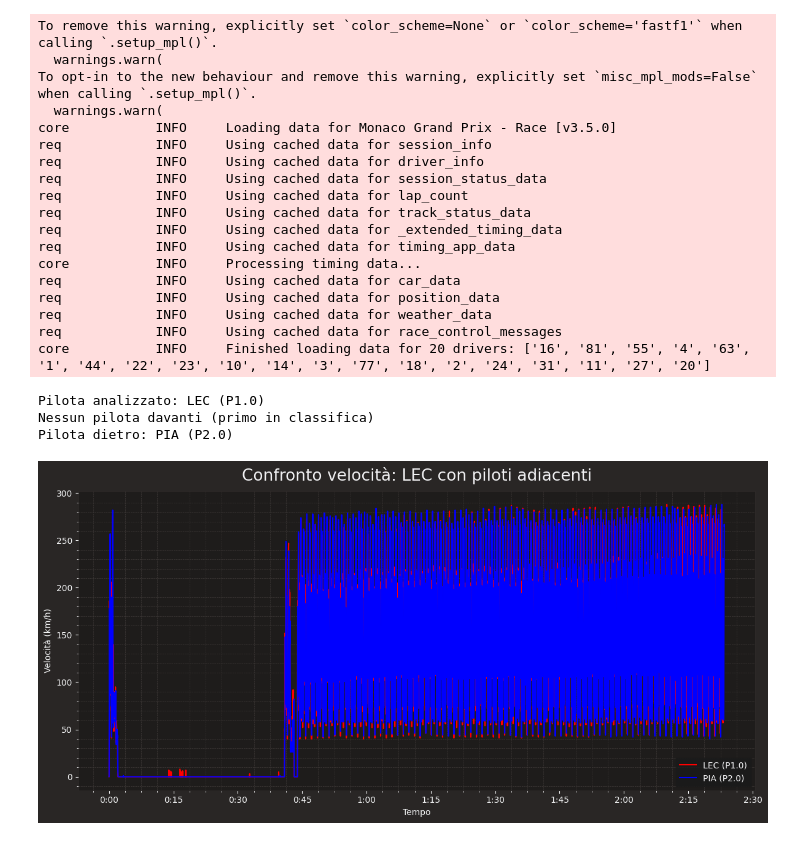
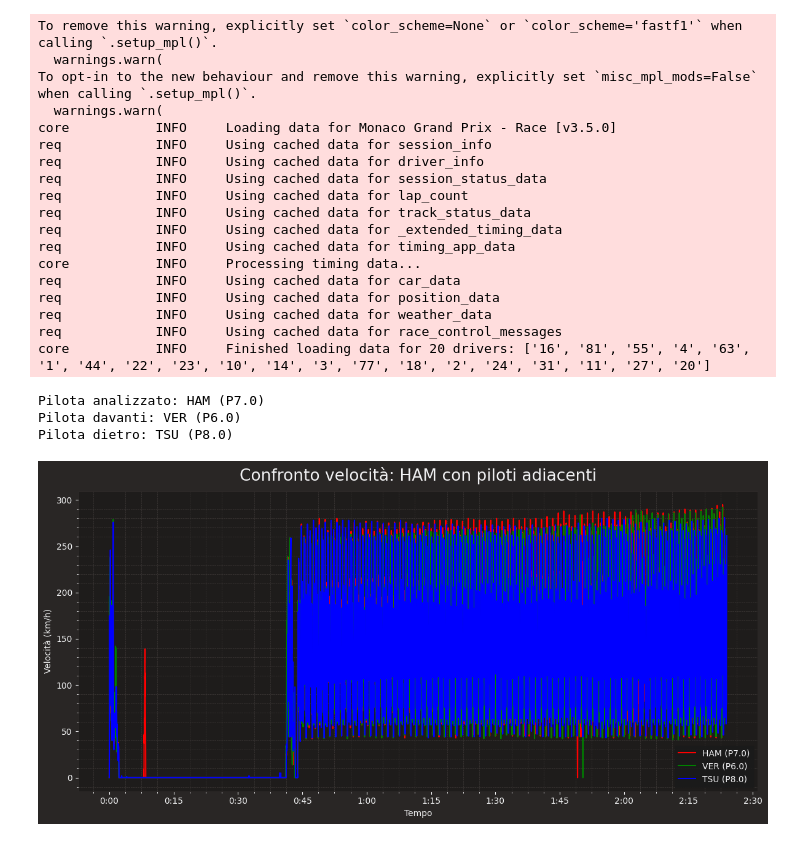
Before and after one commit to Vladinsky/FASTF1, a Jupyter notebook: Domyren/Rapporto_velocità_tempo.ipynb, the cells around one changed output. Cells and saved outputs as stored; diff of their text form; code cells hidden in the pictures.

```diff
--- a/Domyren/Rapporto_velocità_tempo.ipynb
+++ b/Domyren/Rapporto_velocità_tempo.ipynb
@@ -104,7 +104,7 @@ if __name__ == "__main__":
     year = 2024
     event_name = "Monaco"
     session_type = "Race"
-    driver_code = "LEC"  # Charles Leclerc
+    driver_code = "HAM"  # Charles Leclerc
 
     # Ottieni i dati
     data = get_adjacent_drivers_times(year, event_name, session_type, driver_code)
@@ -115,34 +115,34 @@ if __name__ == "__main__":
         print(f"Pilota davanti: {data['ahead_driver']['code']} (P{data['ahead_driver']['position']})")
     else:
         print("Nessun pilota davanti (primo in classifica)")
 
     if data['behind_driver']['code']:
         print(f"Pilota dietro: {data['behind_driver']['code']} (P{data['behind_driver']['position']})")
     else:
         print("Nessun pilota dietro (ultimo in classifica)")
 
     # Mostra il grafico
     plot_adjacent_drivers_times(data)
 # %% [output]
 To remove this warning, explicitly set `color_scheme=None` or `color_scheme='fastf1'` when calling `.setup_mpl()`.
   warnings.warn(
 To opt-in to the new behaviour and remove this warning, explicitly set `misc_mpl_mods=False` when calling `.setup_mpl()`.
   warnings.warn(
 core           INFO     Loading data for Monaco Grand Prix - Race [v3.5.0]
 req            INFO     Using cached data for session_info
 req            INFO     Using cached data for driver_info
 req            INFO     Using cached data for session_status_data
 req            INFO     Using cached data for lap_count
 req            INFO     Using cached data for track_status_data
 req            INFO     Using cached data for _extended_timing_data
 req            INFO     Using cached data for timing_app_data
 core           INFO     Processing timing data...
 req            INFO     Using cached data for car_data
 req            INFO     Using cached data for position_data
 req            INFO     Using cached data for weather_data
 req            INFO     Using cached data for race_control_messages
 core           INFO     Finished loading data for 20 drivers: ['16', '81', '55', '4', '63', '1', '44', '22', '23', '10', '14', '3', '77', '18', '2', '24', '31', '11', '27', '20']
-Pilota analizzato: LEC (P1.0)
-Nessun pilota davanti (primo in classifica)
-Pilota dietro: PIA (P2.0)
+Pilota analizzato: HAM (P7.0)
+Pilota davanti: VER (P6.0)
+Pilota dietro: TSU (P8.0)
-[figure, old version]
+[figure, new version]
```
Also changed, not shown: 7 other files.
